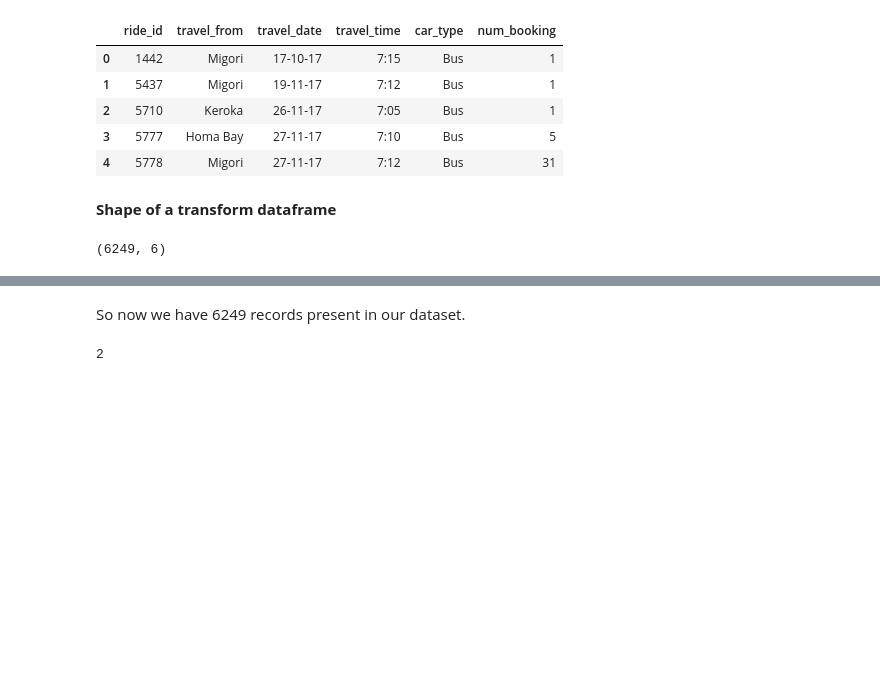
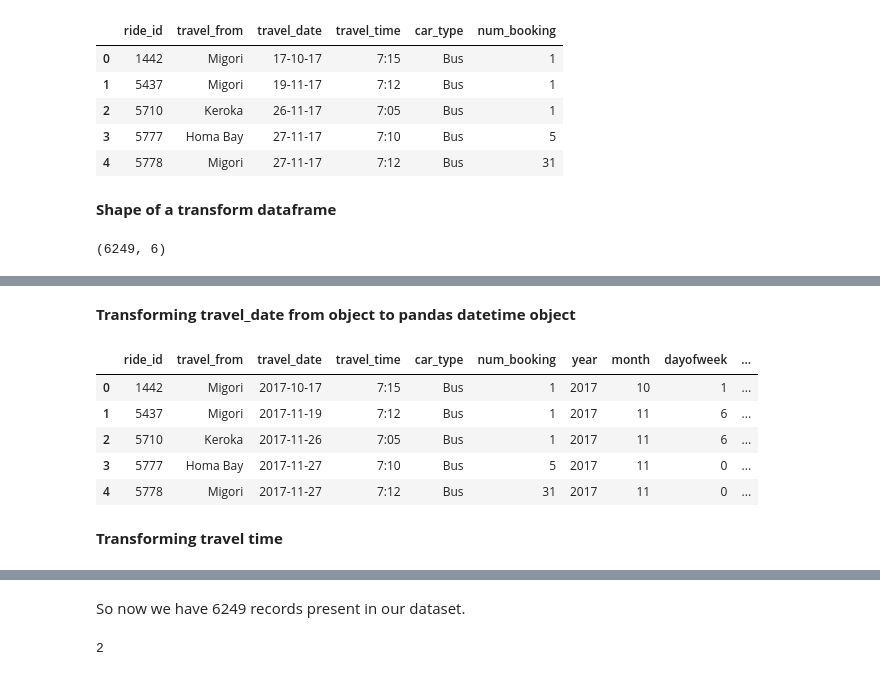
Before and after one commit to sudeep-009/Transport-Demand-Prediction-Regression-Capstone-Project, a Jupyter notebook: Copy_of_Demand_Prediction_for_Public_Transport_Capstone_Project.ipynb, the cells around one changed output, grey strips where cells are left out. Drawn from its saved outputs; the diff is of its cells as text; code cells hidden in the pictures; blank space fills up the shorter version.

```diff
--- a/Copy_of_Demand_Prediction_for_Public_Transport_Capstone_Project.ipynb
+++ b/Copy_of_Demand_Prediction_for_Public_Transport_Capstone_Project.ipynb
@@ -222,0 +240,22 @@ transform_df.shape
+# %% [markdown]
+**Transforming travel_date from object to pandas datetime object**
+# %%
+#object to pandas date time object
+transform_df['travel_date'] = pd.to_datetime(transform_df['travel_date'])
+# %%
+#extracting day,month,year,dayofweek
+transform_df['year'] = transform_df['travel_date'].dt.year
+transform_df['month'] = transform_df['travel_date'].dt.month
+transform_df['dayofweek'] = transform_df['travel_date'].dt.dayofweek
+transform_df['day'] = transform_df['travel_date'].dt.day
+# %%
+transform_df.head()
+# %% [output]
+|  | ride_id | travel_from | travel_date | travel_time | car_type | num_booking | year | month | dayofweek | ... |
+| 0 | 1442 | Migori | 2017-10-17 | 7:15 | Bus | 1 | 2017 | 10 | 1 | ... |
+| 1 | 5437 | Migori | 2017-11-19 | 7:12 | Bus | 1 | 2017 | 11 | 6 | ... |
+| 2 | 5710 | Keroka | 2017-11-26 | 7:05 | Bus | 1 | 2017 | 11 | 6 | ... |
+| 3 | 5777 | Homa Bay | 2017-11-27 | 7:10 | Bus | 5 | 2017 | 11 | 0 | ... |
+| 4 | 5778 | Migori | 2017-11-27 | 7:12 | Bus | 31 | 2017 | 11 | 0 | ... |
+# %% [markdown]
+**Transforming travel time**
```
Also changed, not shown: parts of 14 cells of this notebook.
